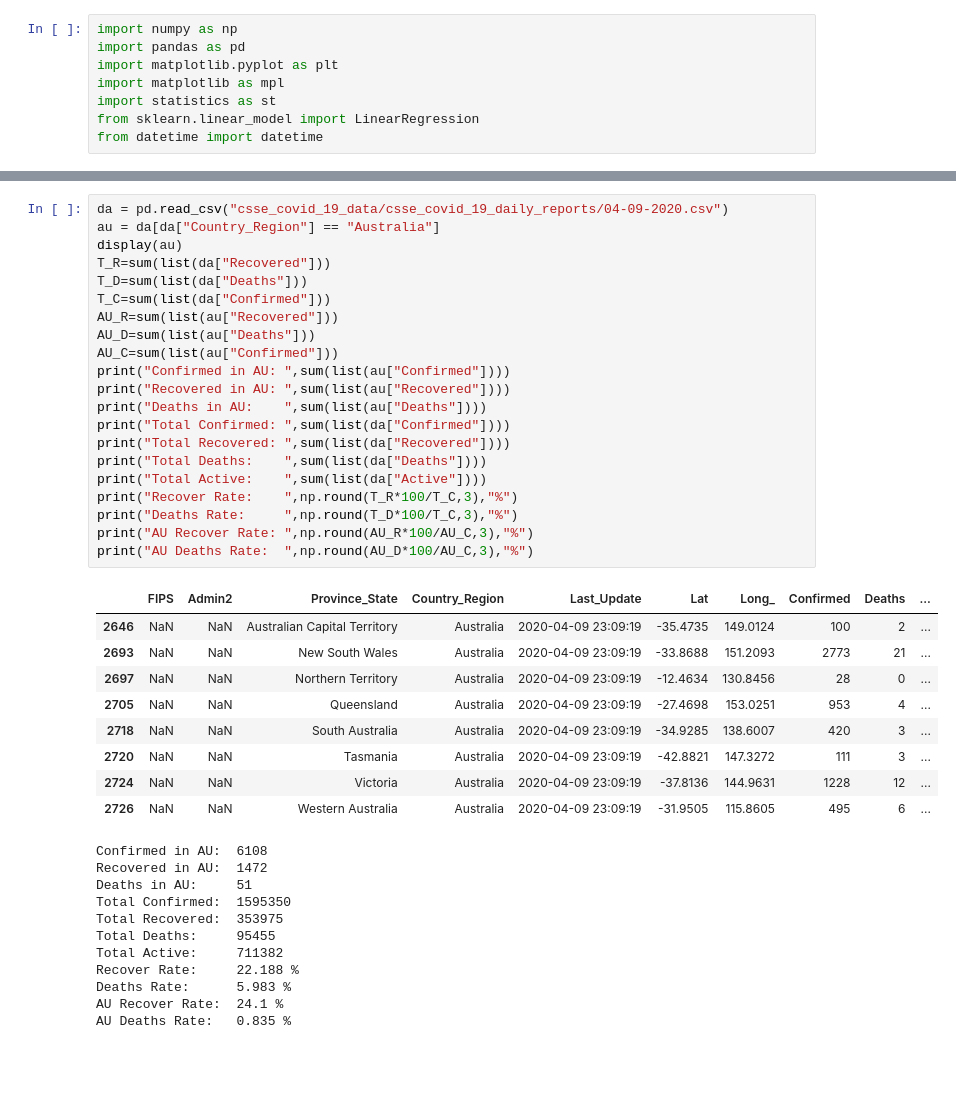
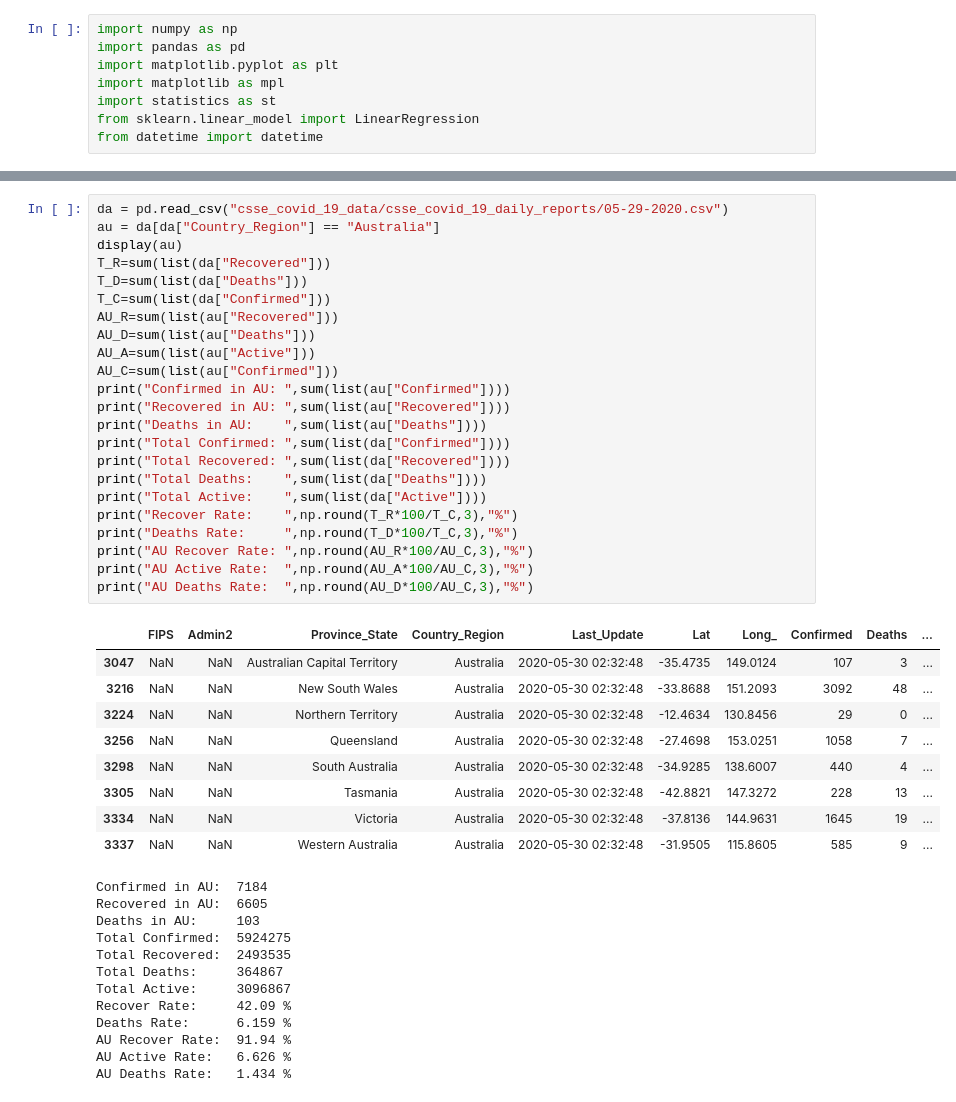
Before and after one commit to u6747075/COVID-19, a Jupyter notebook: COVID_19.ipynb, the cells around one changed output, grey strips where cells are left out. Saved outputs shown, nothing was run; the diff lists cells and outputs as text; blank space fills up the shorter version.

```diff
--- a/COVID_19.ipynb
+++ b/COVID_19.ipynb
@@ -49,42 +56,45 @@ plt.show()
 # %%
-da = pd.read_csv("csse_covid_19_data/csse_covid_19_daily_reports/04-09-2020.csv")
+da = pd.read_csv("csse_covid_19_data/csse_covid_19_daily_reports/05-29-2020.csv")
 au = da[da["Country_Region"] == "Australia"]
 display(au)
 T_R=sum(list(da["Recovered"]))
 T_D=sum(list(da["Deaths"]))
 T_C=sum(list(da["Confirmed"]))
 AU_R=sum(list(au["Recovered"]))
 AU_D=sum(list(au["Deaths"]))
+AU_A=sum(list(au["Active"]))
 AU_C=sum(list(au["Confirmed"]))
 print("Confirmed in AU: ",sum(list(au["Confirmed"])))
 print("Recovered in AU: ",sum(list(au["Recovered"])))
 print("Deaths in AU:    ",sum(list(au["Deaths"])))
 print("Total Confirmed: ",sum(list(da["Confirmed"])))
 print("Total Recovered: ",sum(list(da["Recovered"])))
 print("Total Deaths:    ",sum(list(da["Deaths"])))
 print("Total Active:    ",sum(list(da["Active"])))
 print("Recover Rate:    ",np.round(T_R*100/T_C,3),"%")
 print("Deaths Rate:     ",np.round(T_D*100/T_C,3),"%")
 print("AU Recover Rate: ",np.round(AU_R*100/AU_C,3),"%")
+print("AU Active Rate:  ",np.round(AU_A*100/AU_C,3),"%")
 print("AU Deaths Rate:  ",np.round(AU_D*100/AU_C,3),"%")
 # %% [output]
 |  | FIPS | Admin2 | Province_State | Country_Region | Last_Update | Lat | Long_ | Confirmed | Deaths | ... |
-| 2646 | NaN | NaN | Australian Capital Territory | Australia | 2020-04-09 23:09:19 | -35.4735 | 149.0124 | 100 | 2 | ... |
-| 2693 | NaN | NaN | New South Wales | Australia | 2020-04-09 23:09:19 | -33.8688 | 151.2093 | 2773 | 21 | ... |
-| 2697 | NaN | NaN | Northern Territory | Australia | 2020-04-09 23:09:19 | -12.4634 | 130.8456 | 28 | 0 | ... |
-| 2705 | NaN | NaN | Queensland | Australia | 2020-04-09 23:09:19 | -27.4698 | 153.0251 | 953 | 4 | ... |
-| 2718 | NaN | NaN | South Australia | Australia | 2020-04-09 23:09:19 | -34.9285 | 138.6007 | 420 | 3 | ... |
-| 2720 | NaN | NaN | Tasmania | Australia | 2020-04-09 23:09:19 | -42.8821 | 147.3272 | 111 | 3 | ... |
-| 2724 | NaN | NaN | Victoria | Australia | 2020-04-09 23:09:19 | -37.8136 | 144.9631 | 1228 | 12 | ... |
-| 2726 | NaN | NaN | Western Australia | Australia | 2020-04-09 23:09:19 | -31.9505 | 115.8605 | 495 | 6 | ... |
+| 3047 | NaN | NaN | Australian Capital Territory | Australia | 2020-05-30 02:32:48 | -35.4735 | 149.0124 | 107 | 3 | ... |
+| 3216 | NaN | NaN | New South Wales | Australia | 2020-05-30 02:32:48 | -33.8688 | 151.2093 | 3092 | 48 | ... |
+| 3224 | NaN | NaN | Northern Territory | Australia | 2020-05-30 02:32:48 | -12.4634 | 130.8456 | 29 | 0 | ... |
+| 3256 | NaN | NaN | Queensland | Australia | 2020-05-30 02:32:48 | -27.4698 | 153.0251 | 1058 | 7 | ... |
+| 3298 | NaN | NaN | South Australia | Australia | 2020-05-30 02:32:48 | -34.9285 | 138.6007 | 440 | 4 | ... |
+| 3305 | NaN | NaN | Tasmania | Australia | 2020-05-30 02:32:48 | -42.8821 | 147.3272 | 228 | 13 | ... |
+| 3334 | NaN | NaN | Victoria | Australia | 2020-05-30 02:32:48 | -37.8136 | 144.9631 | 1645 | 19 | ... |
+| 3337 | NaN | NaN | Western Australia | Australia | 2020-05-30 02:32:48 | -31.9505 | 115.8605 | 585 | 9 | ... |
-Confirmed in AU:  6108
-Recovered in AU:  1472
-Deaths in AU:     51
-Total Confirmed:  1595350
-Total Recovered:  353975
-Total Deaths:     95455
-Total Active:     711382
-Recover Rate:     22.188 %
-Deaths Rate:      5.983 %
-AU Recover Rate:  24.1 %
-AU Deaths Rate:   0.835 %
+Confirmed in AU:  7184
+Recovered in AU:  6605
+Deaths in AU:     103
+Total Confirmed:  5924275
+Total Recovered:  2493535
+Total Deaths:     364867
+Total Active:     3096867
+Recover Rate:     42.09 %
+Deaths Rate:      6.159 %
+AU Recover Rate:  91.94 %
+AU Active Rate:   6.626 %
+AU Deaths Rate:   1.434 %
```
Also changed, not shown: parts of 2 cells of this notebook.
